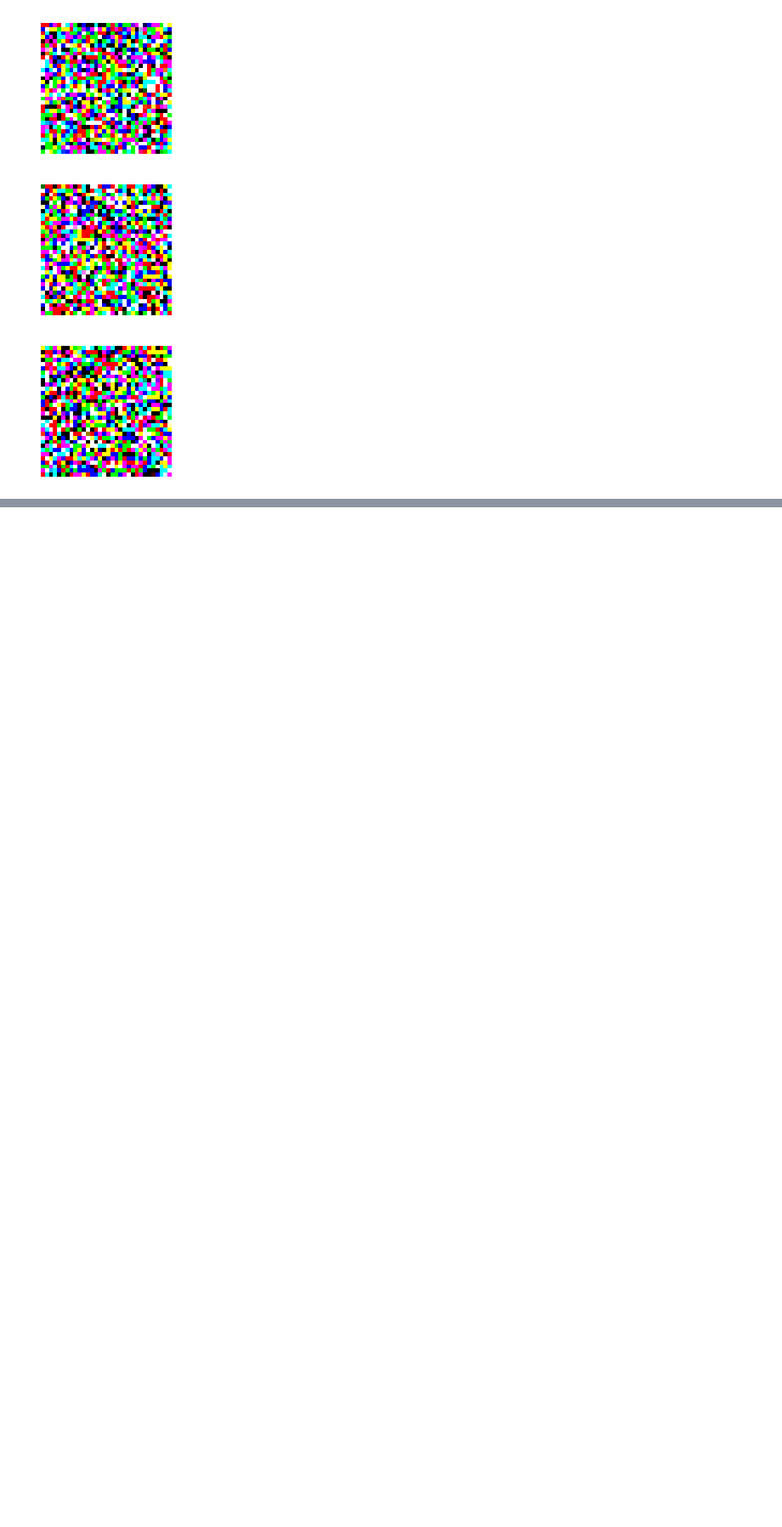
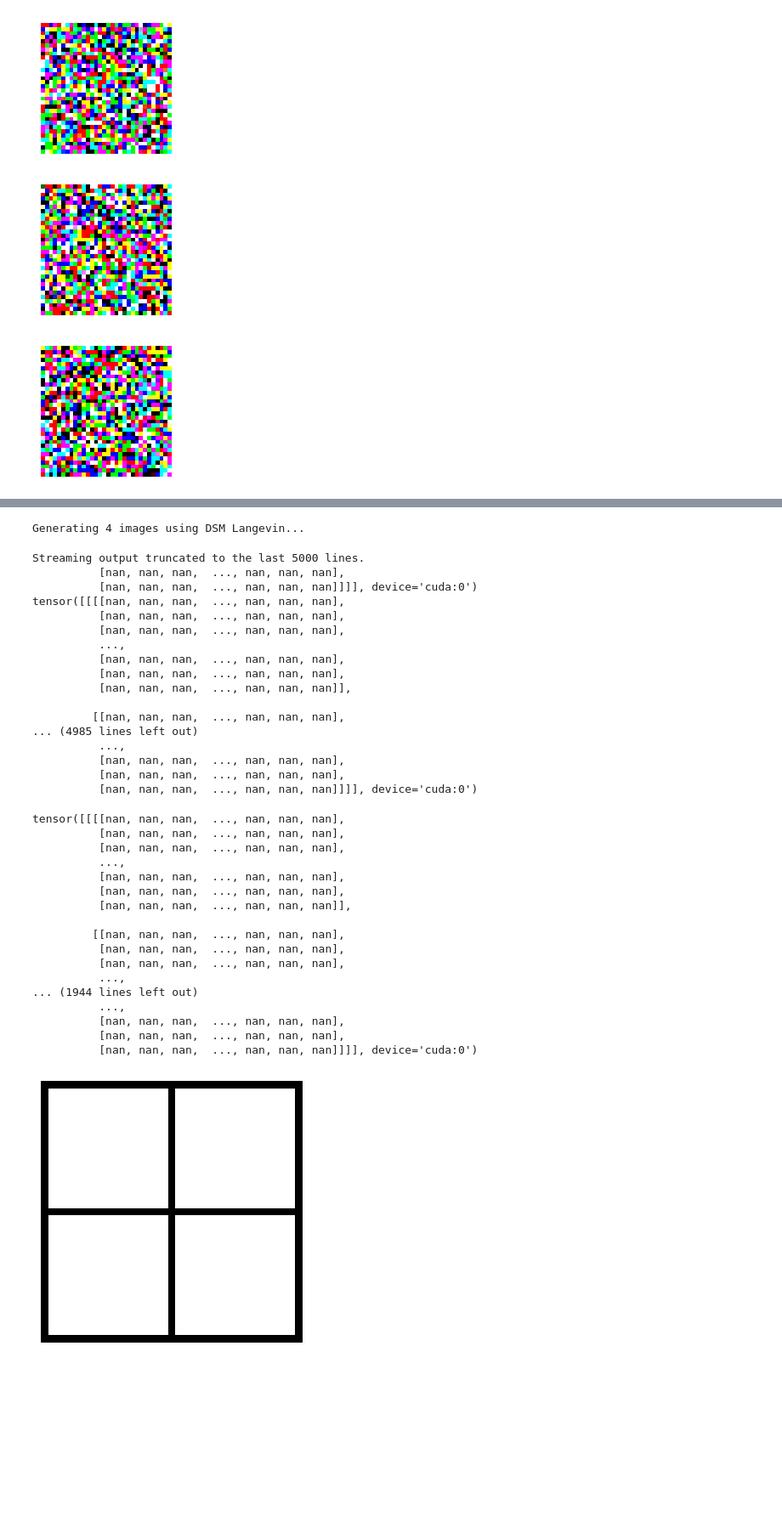
Before and after one commit to Mateus929/cifar10-score-diffusion, a Jupyter notebook: notebooks/score_based.ipynb, the cells around one changed output, grey strips where cells are left out. Shown at 85% size. Saved outputs shown, nothing was run; the diff lists cells and outputs as text; code cells hidden in the pictures; blank space fills up the shorter version.

```diff
--- a/notebooks/score_based.ipynb
+++ b/notebooks/score_based.ipynb
@@ -261,0 +374,72 @@ Generating 4 images using DSM Langevin...
+# %%
+# from generators.ncsn_sampler import nscn_sampler
+
+model.eval()
+device = next(model.parameters()).device
+
+config = {
+    "sigma_min": 0.01,  # Small enough to capture fine details
+    "sigma_max": 1,  # Large enough to cover the data distribution diameter
+    "L": 10,  # Max time horizon
+    "num_eval_images": 4,
+    "batch_size": 4,
+    "n_steps_per_sigma": 100,  # Higher steps = better quality but slower
+    "step_size_factor": 0.00002,
+}
+
+
+
+fake_images = nscn_sampler(model, config, device)
+images = fake_images
+print(images)
+import matplotlib.pyplot as plt
+import torchvision
+grid_img = torchvision.utils.make_grid(images, nrow=2)  # 2x2 grid
+plt.figure(figsize=(4,4))
+plt.imshow(grid_img.permute(1, 2, 0).cpu())  # CHW -> HWC
+plt.axis('off')
+plt.show()
+for i in range(fake_images.size(0)):
+    img = images[i].cpu()
+    plt.figure(figsize=(2,2))
+    plt.imshow(img.permute(1, 2, 0))
+    plt.axis('off')
+    plt.show()
+# %% [output]
+Generating 4 images using DSM Langevin...
+Streaming output truncated to the last 5000 lines.
+          [nan, nan, nan,  ..., nan, nan, nan],
+          [nan, nan, nan,  ..., nan, nan, nan]]]], device='cuda:0')
+tensor([[[[nan, nan, nan,  ..., nan, nan, nan],
+          [nan, nan, nan,  ..., nan, nan, nan],
+          [nan, nan, nan,  ..., nan, nan, nan],
+          ...,
+          [nan, nan, nan,  ..., nan, nan, nan],
+          [nan, nan, nan,  ..., nan, nan, nan],
+          [nan, nan, nan,  ..., nan, nan, nan]],
+
+         [[nan, nan, nan,  ..., nan, nan, nan],
+... (4985 lines left out)
+          ...,
+          [nan, nan, nan,  ..., nan, nan, nan],
+          [nan, nan, nan,  ..., nan, nan, nan],
+          [nan, nan, nan,  ..., nan, nan, nan]]]], device='cuda:0')
+tensor([[[[nan, nan, nan,  ..., nan, nan, nan],
+          [nan, nan, nan,  ..., nan, nan, nan],
+          [nan, nan, nan,  ..., nan, nan, nan],
+          ...,
+          [nan, nan, nan,  ..., nan, nan, nan],
+          [nan, nan, nan,  ..., nan, nan, nan],
+          [nan, nan, nan,  ..., nan, nan, nan]],
+
+         [[nan, nan, nan,  ..., nan, nan, nan],
+          [nan, nan, nan,  ..., nan, nan, nan],
+          [nan, nan, nan,  ..., nan, nan, nan],
+          ...,
+... (1944 lines left out)
+          ...,
+          [nan, nan, nan,  ..., nan, nan, nan],
+          [nan, nan, nan,  ..., nan, nan, nan],
+          [nan, nan, nan,  ..., nan, nan, nan]]]], device='cuda:0')
+[figure, added]
+[figure, added]
```
Also changed, not shown: parts of 3 cells of this notebook.
